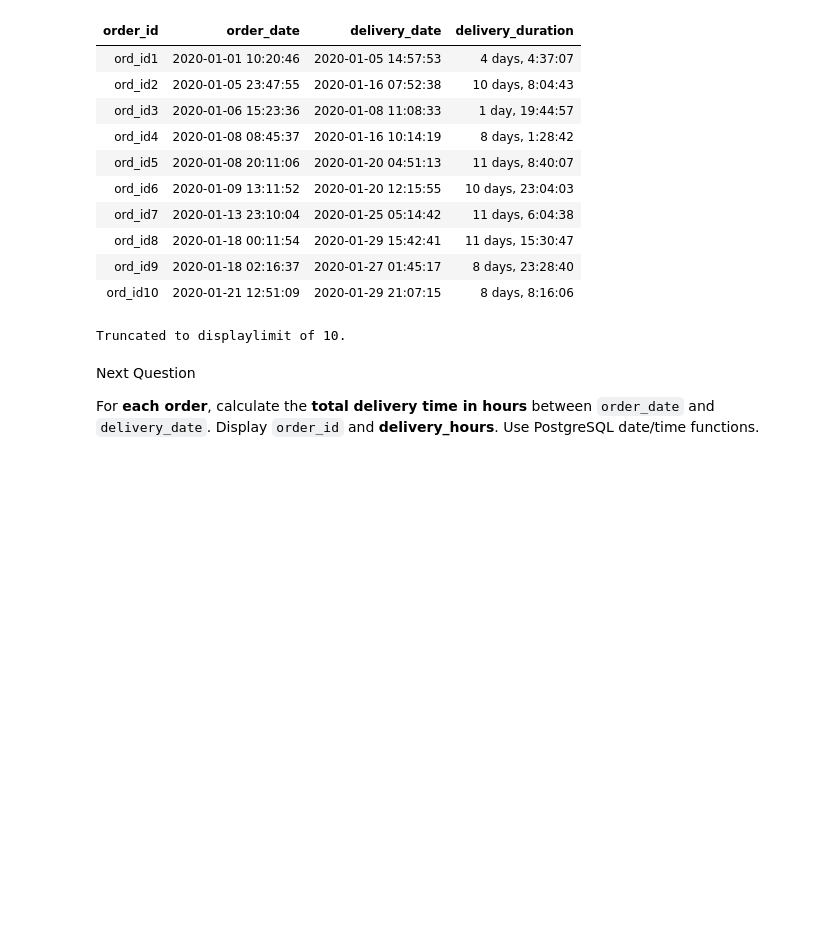
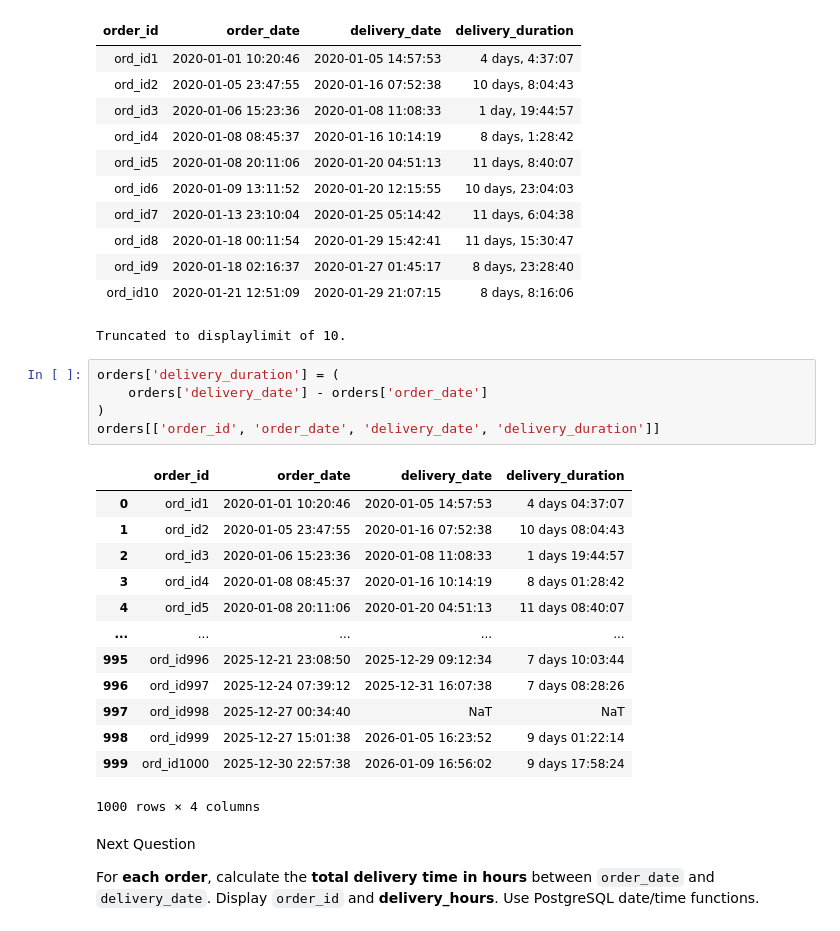
Before and after one commit to umesh-creates/sql_pandas_exercise_and_notes, a Jupyter notebook: retail_analysis exercise/date _and_time.ipynb, the cells around one changed output. Saved outputs shown, nothing was run; the diff lists cells and outputs as text; blank space fills up the shorter version.

```diff
--- a/retail_analysis exercise/date _and_time.ipynb
+++ b/retail_analysis exercise/date _and_time.ipynb
@@ -179,6 +287,25 @@ Running query in 'postgresql://postgres.zdtizyvifuiegbbfpsee:***@aws-0-ap-southe
 | ord_id9 | 2020-01-18 02:16:37 | 2020-01-27 01:45:17 | 8 days, 23:28:40 |
 | ord_id10 | 2020-01-21 12:51:09 | 2020-01-29 21:07:15 | 8 days, 8:16:06 |
 Truncated to displaylimit of 10.
+# %%
+orders['delivery_duration'] = (
+    orders['delivery_date'] - orders['order_date']
+)
+orders[['order_id', 'order_date', 'delivery_date', 'delivery_duration']]
+# %% [output]
+|  | order_id | order_date | delivery_date | delivery_duration |
+| 0 | ord_id1 | 2020-01-01 10:20:46 | 2020-01-05 14:57:53 | 4 days 04:37:07 |
+| 1 | ord_id2 | 2020-01-05 23:47:55 | 2020-01-16 07:52:38 | 10 days 08:04:43 |
+| 2 | ord_id3 | 2020-01-06 15:23:36 | 2020-01-08 11:08:33 | 1 days 19:44:57 |
+| 3 | ord_id4 | 2020-01-08 08:45:37 | 2020-01-16 10:14:19 | 8 days 01:28:42 |
+| 4 | ord_id5 | 2020-01-08 20:11:06 | 2020-01-20 04:51:13 | 11 days 08:40:07 |
+| ... | ... | ... | ... | ... |
+| 995 | ord_id996 | 2025-12-21 23:08:50 | 2025-12-29 09:12:34 | 7 days 10:03:44 |
+| 996 | ord_id997 | 2025-12-24 07:39:12 | 2025-12-31 16:07:38 | 7 days 08:28:26 |
+| 997 | ord_id998 | 2025-12-27 00:34:40 | NaT | NaT |
+| 998 | ord_id999 | 2025-12-27 15:01:38 | 2026-01-05 16:23:52 | 9 days 01:22:14 |
+| 999 | ord_id1000 | 2025-12-30 22:57:38 | 2026-01-09 16:56:02 | 9 days 17:58:24 |
+1000 rows × 4 columns
 # %% [markdown]
 Next Question
 
```
Also changed, not shown: parts of 33 cells of this notebook.
